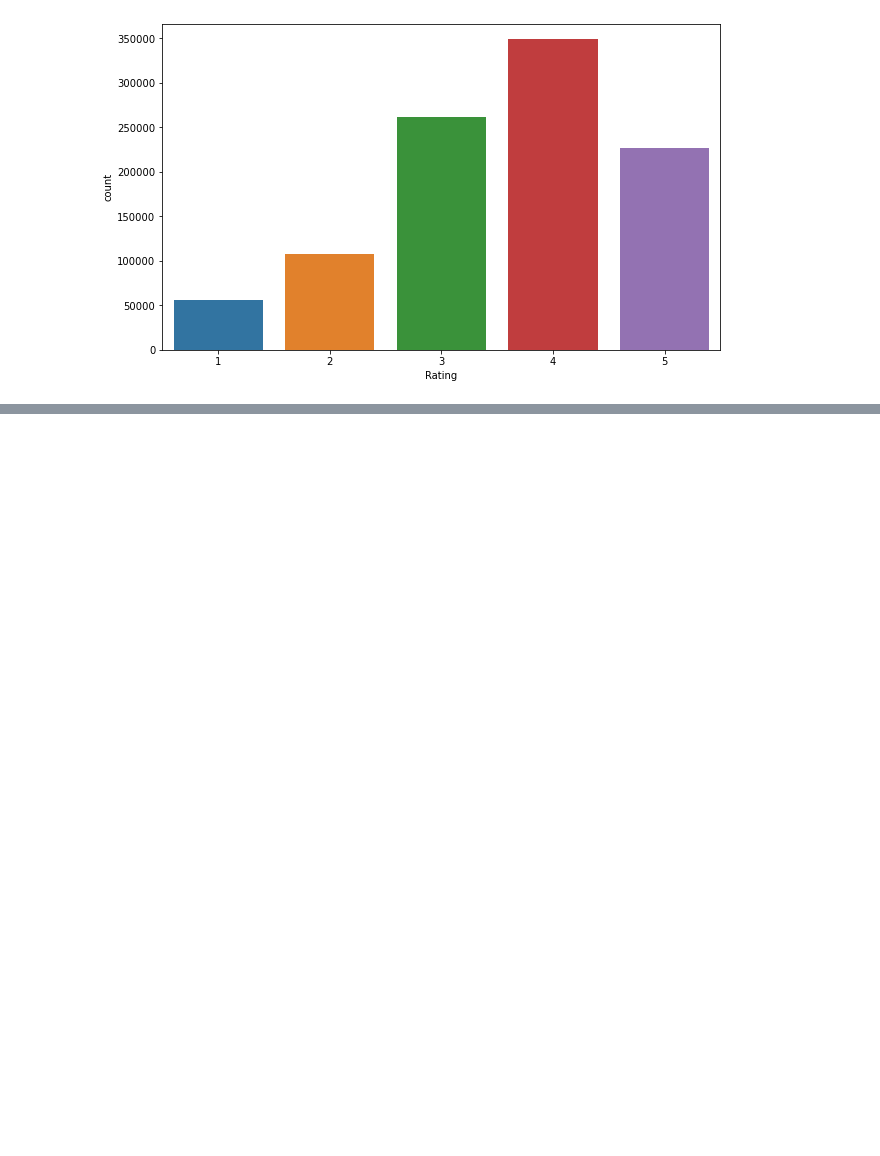
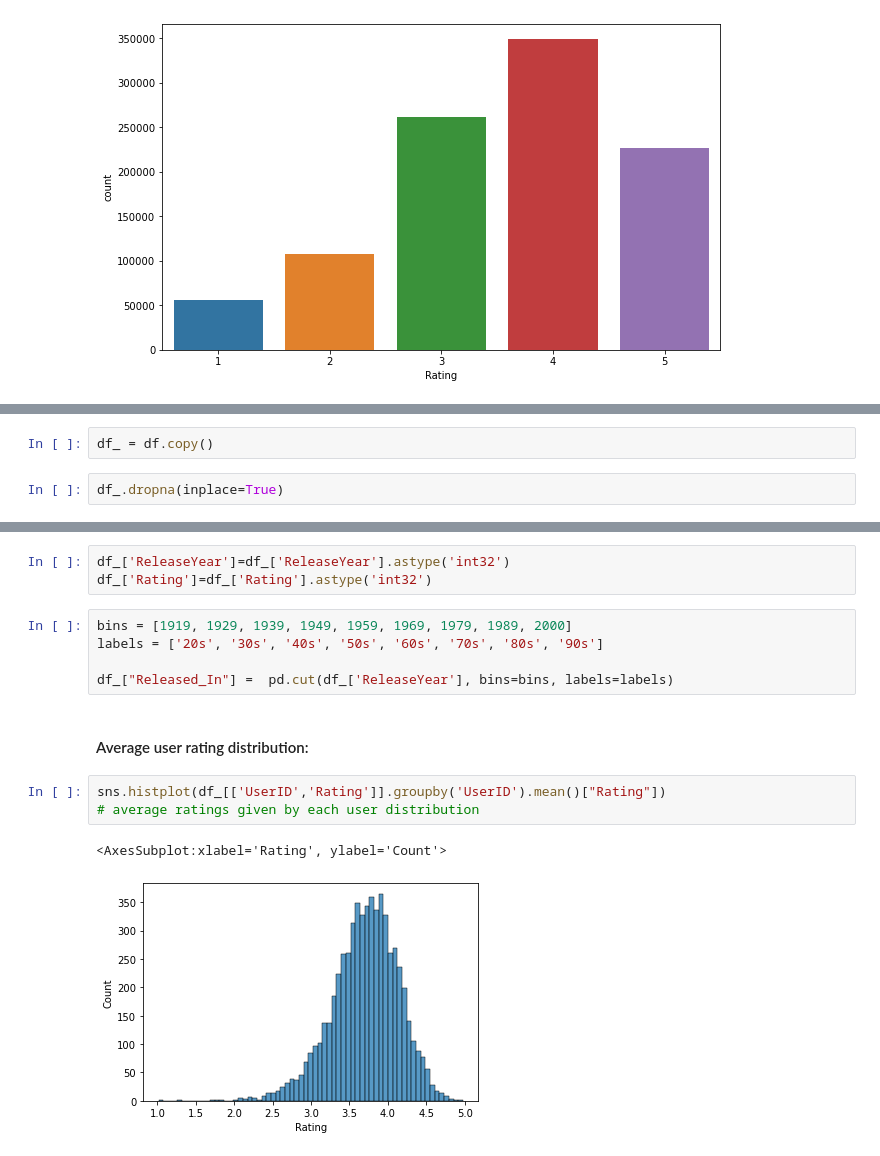
Before and after one commit to anidec25/Linear-Regression, a Jupyter notebook: Recommender System/zee_casestudy.ipynb, the cells around one changed output, grey strips where cells are left out. Drawn from its saved outputs; the diff is of its cells as text; blank space fills up the shorter version.

```diff
--- a/Recommender System/zee_casestudy.ipynb
+++ b/Recommender System/zee_casestudy.ipynb
@@ -511,0 +557,4 @@ Name: Rating, dtype: int64
+# %%
+df_ = df.copy()
+# %%
+df_.dropna(inplace=True)
@@ -511,0 +581,16 @@ Name: Rating, dtype: int64
+# %%
+df_['ReleaseYear']=df_['ReleaseYear'].astype('int32')
+df_['Rating']=df_['Rating'].astype('int32')
+# %%
+bins = [1919, 1929, 1939, 1949, 1959, 1969, 1979, 1989, 2000]
+labels = ['20s', '30s', '40s', '50s', '60s', '70s', '80s', '90s']
+
+df_["Released_In"] =  pd.cut(df_['ReleaseYear'], bins=bins, labels=labels)
+# %% [markdown]
+#### Average user rating distribution:
+# %%
+sns.histplot(df_[['UserID','Rating']].groupby('UserID').mean()["Rating"])
+# average ratings given by each user distribution
+# %% [output]
+<AxesSubplot:xlabel='Rating', ylabel='Count'>
+[figure, added]
```
Also changed, not shown: parts of 50 cells of this notebook.
